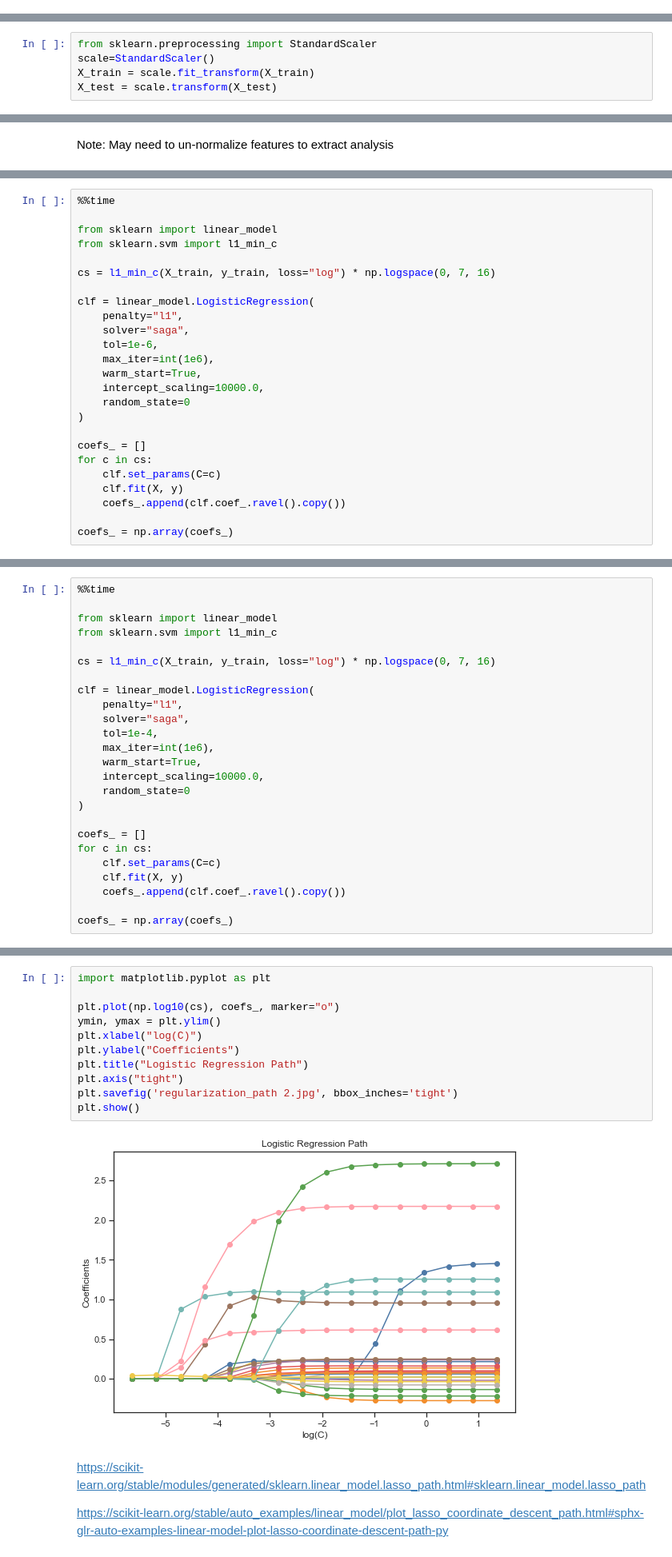
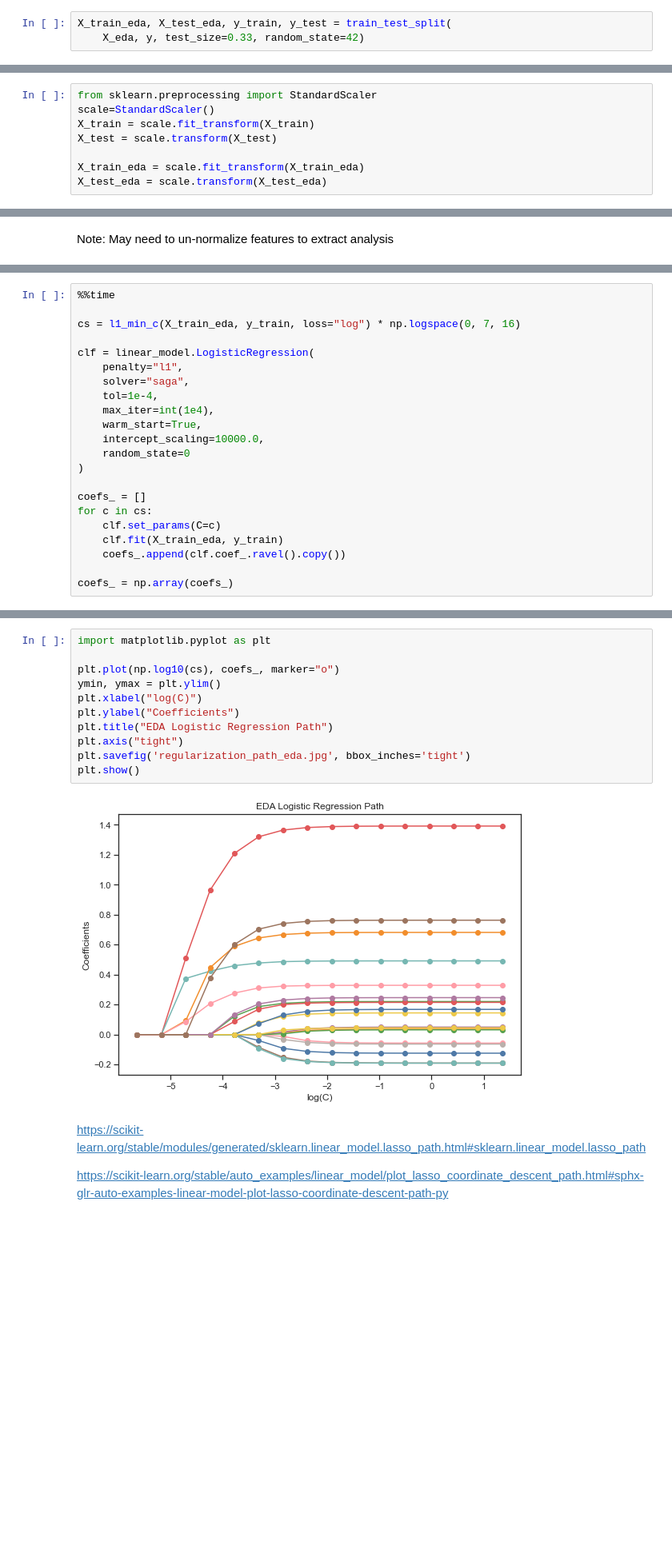
Before and after one commit to csastra/COVID-PNEUMONIA, a Jupyter notebook: 490465932_QBUS4934_Modeling.ipynb, the cells around one changed output, grey strips where cells are left out. Shown at 80% size. Saved outputs shown, nothing was run; the diff lists cells and outputs as text; blank space fills up the shorter version.

Commit message:
Model Update
Modelling of Reduced Features based on EDA

```diff
--- a/490465932_QBUS4934_Modeling.ipynb
+++ b/490465932_QBUS4934_Modeling.ipynb
@@ -311,0 +337,3 @@ X_train, X_test, y_train, y_test = train_test_split(
+# %%
+X_train_eda, X_test_eda, y_train, y_test = train_test_split(
+    X_eda, y, test_size=0.33, random_state=42)
@@ -316,6 +346,9 @@ from sklearn.preprocessing import StandardScaler
 scale=StandardScaler()
 X_train = scale.fit_transform(X_train)
 X_test = scale.transform(X_test)
+
+X_train_eda = scale.fit_transform(X_train_eda)
+X_test_eda = scale.transform(X_test_eda)
 # %% [markdown]
 ## Class imbalance
 # %%
@@ -517,25 +764,0 @@ https://scikit-learn.org/stable/auto_examples/linear_model/plot_logistic_path.ht
-# %%
-%%time
-
-from sklearn import linear_model
-from sklearn.svm import l1_min_c
-
-cs = l1_min_c(X_train, y_train, loss="log") * np.logspace(0, 7, 16)
-
-clf = linear_model.LogisticRegression(
-    penalty="l1",
-    solver="saga",
-    tol=1e-6,
-    max_iter=int(1e6),
-    warm_start=True,
-    intercept_scaling=10000.0,
-    random_state=0
-)
-
-coefs_ = []
-for c in cs:
-    clf.set_params(C=c)
-    clf.fit(X, y)
-    coefs_.append(clf.coef_.ravel().copy())
-
-coefs_ = np.array(coefs_)
@@ -558,16 +765,13 @@ plt.show()
 # %%
 %%time
 
-from sklearn import linear_model
-from sklearn.svm import l1_min_c
-
-cs = l1_min_c(X_train, y_train, loss="log") * np.logspace(0, 7, 16)
+cs = l1_min_c(X_train_eda, y_train, loss="log") * np.logspace(0, 7, 16)
 
 clf = linear_model.LogisticRegression(
     penalty="l1",
     solver="saga",
     tol=1e-4,
-    max_iter=int(1e6),
+    max_iter=int(1e4),
     warm_start=True,
     intercept_scaling=10000.0,
     random_state=0
@@ -576,7 +780,7 @@ clf = linear_model.LogisticRegression(
 coefs_ = []
 for c in cs:
     clf.set_params(C=c)
-    clf.fit(X, y)
+    clf.fit(X_train_eda, y_train)
     coefs_.append(clf.coef_.ravel().copy())
 
 coefs_ = np.array(coefs_)
@@ -586,16 +790,16 @@ Wall time: 42min 14s
 # %%
 import matplotlib.pyplot as plt
 
 plt.plot(np.log10(cs), coefs_, marker="o")
 ymin, ymax = plt.ylim()
 plt.xlabel("log(C)")
 plt.ylabel("Coefficients")
-plt.title("Logistic Regression Path")
+plt.title("EDA Logistic Regression Path")
 plt.axis("tight")
-plt.savefig('regularization_path 2.jpg', bbox_inches='tight')
+plt.savefig('regularization_path_eda.jpg', bbox_inches='tight')
 plt.show()
 # %% [output]
-[figure, old version]
+[figure, new version]
 # %% [markdown]
 https://scikit-learn.org/stable/modules/generated/sklearn.linear_model.lasso_path.html#sklearn.linear_model.lasso_path
 
```
Also changed, not shown: parts of 71 cells of this notebook, 6 other files.
